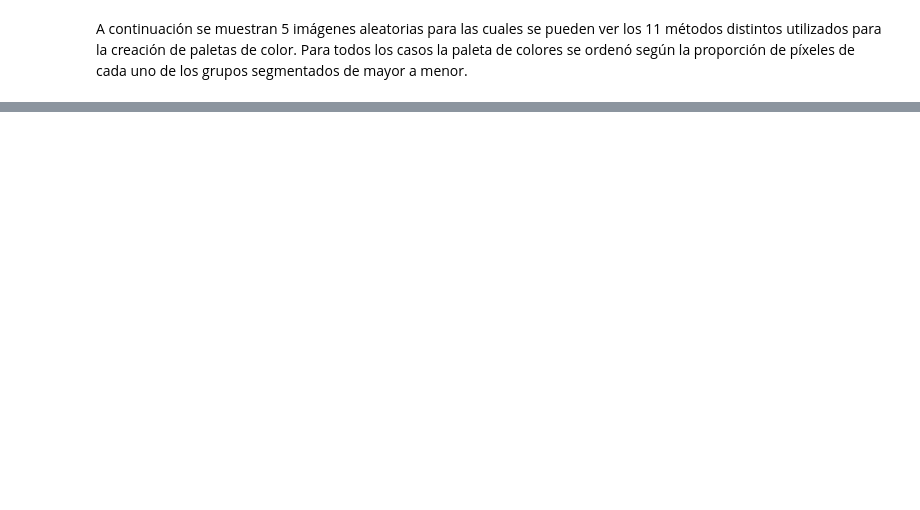
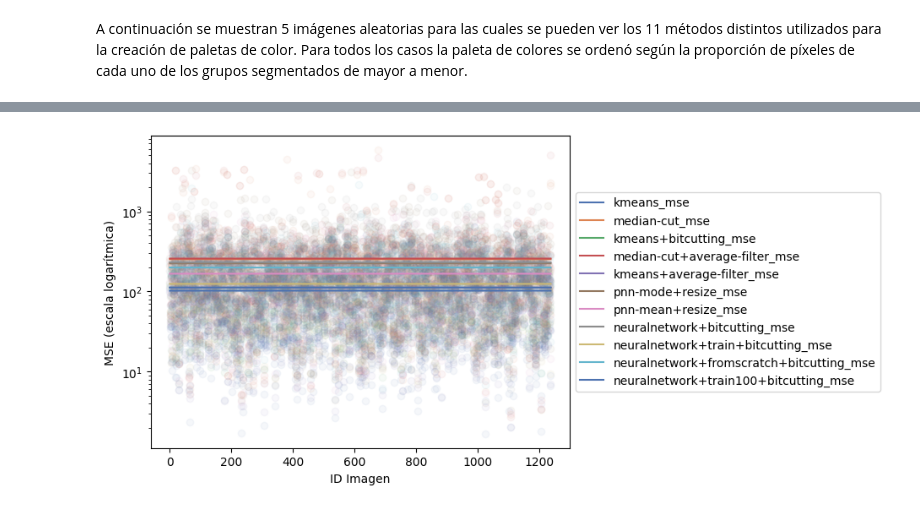
Before and after one commit to Imagenes-y-vision/palette_creator, a Jupyter notebook: paper.ipynb, the cells around one changed output, grey strips where cells are left out. Drawn from its saved outputs; the diff is of its cells as text; code cells hidden in the pictures; blank space fills up the shorter version.

```diff
--- a/paper.ipynb
+++ b/paper.ipynb
@@ -154,0 +202,13 @@ of_color_quantization
+# %%
+import seaborn as sns
+sns.set_palette("deep")
+for col in db[[col for col in db.columns if "_mse" in col]]:
+    plt.scatter(x=range(len(db)), y=db[col], alpha=0.05)
+    plt.plot(range(len(db)), [db[col].mean()]*len(db), label=f"{col}")
+    plt.yscale("log")
+plt.legend(loc='center left', bbox_to_anchor=(1, 0.5))
+plt.ylabel("MSE (escala logarítmica)")
+plt.xlabel("ID Imagen")
+plt.show()
+# %% [output]
+[figure, added]
```
Also changed, not shown: parts of 9 cells of this notebook.
